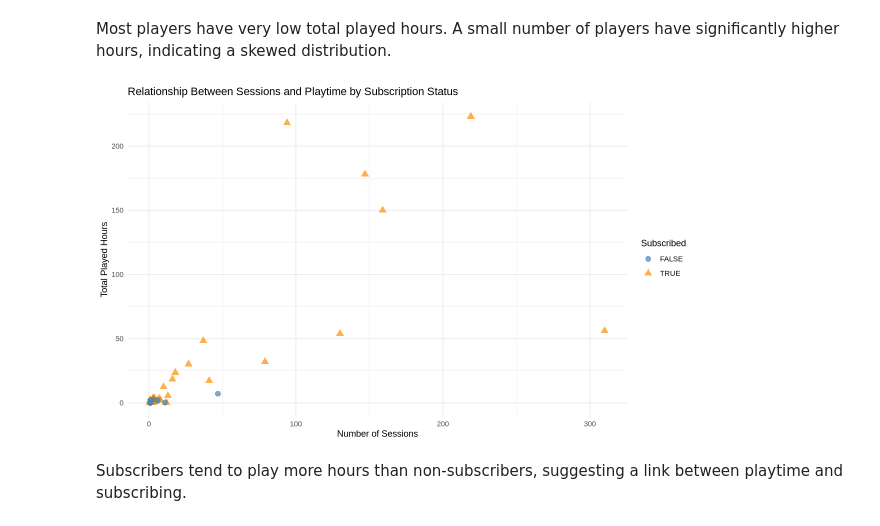
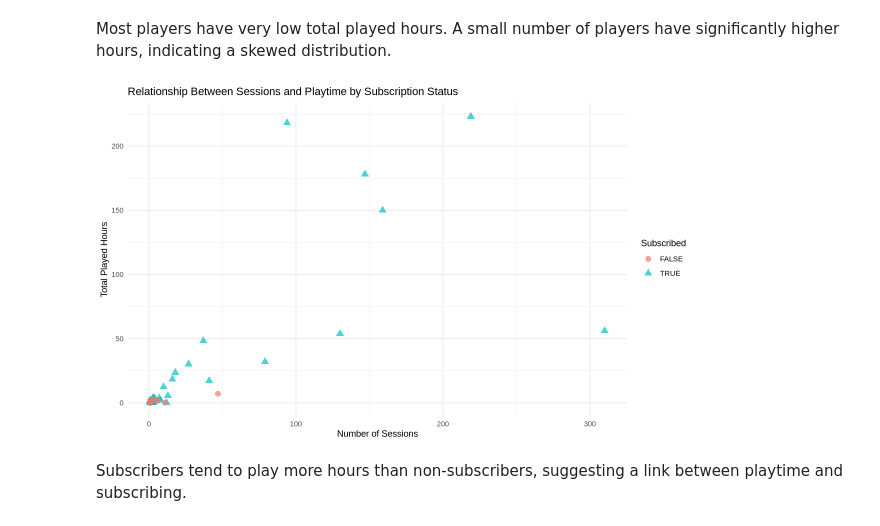
Before and after one commit to karunaj28/ds_project_planning, a Jupyter notebook: project_planning.ipynb, the cells around one changed output. Saved outputs shown, nothing was run; the diff lists cells and outputs as text; code cells hidden in the pictures.

```diff
--- a/project_planning.ipynb
+++ b/project_planning.ipynb
@@ -249,22 +249,19 @@ Most players have very low total played hours. A small number of players have si
 # %%
 # Visualization 2: Number of Sessions vs. Played Hours by Subscription Status
 
 options(repr.plot.width = 10, repr.plot.height = 6)
 
 scatterplot_1 <- ggplot(players_final, aes(x = number_of_sessions, y = played_hours, color = as.factor(subscribe), shape = as.factor(subscribe))) +
   geom_point(alpha = 0.7, size = 3) +
-  scale_color_manual(values = c("FALSE" = "steelblue", "TRUE" = "darkorange"),
-    labels = c("FALSE", "TRUE")) +
   labs(title = "Relationship Between Sessions and Playtime by Subscription Status",
     x = "Number of Sessions",
     y = "Total Played Hours",
     color = "Subscribed",
     shape = "Subscribed") +
-  theme_minimal() +
-  theme(legend.position = "right")
+  theme_minimal()
 scatterplot_1
 # %% [output]
-[figure, old version]
+[figure, new version]
 # %% [markdown]
 Subscribers tend to play more hours than non-subscribers, suggesting a link between playtime and subscribing.
 # %%
```
Also changed, not shown: parts of 1 cell of this notebook.
